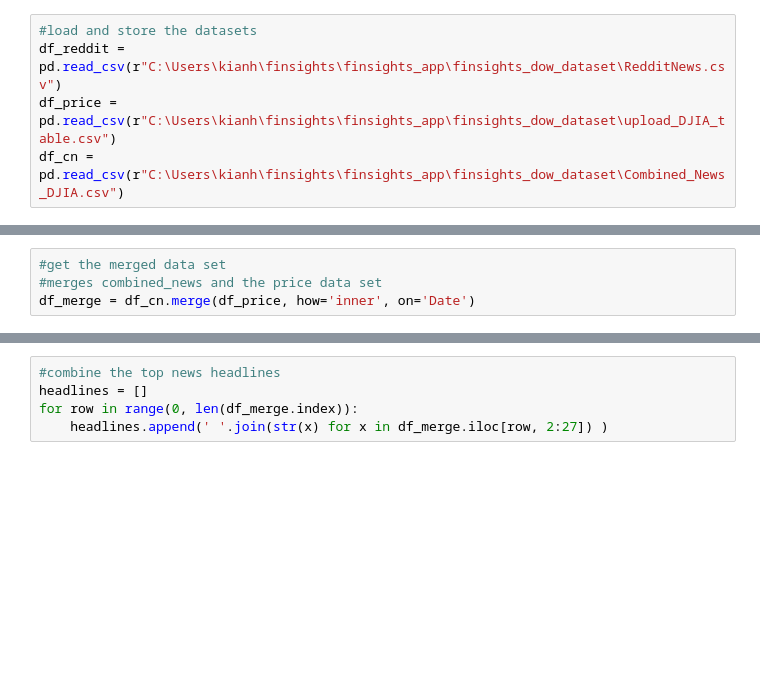
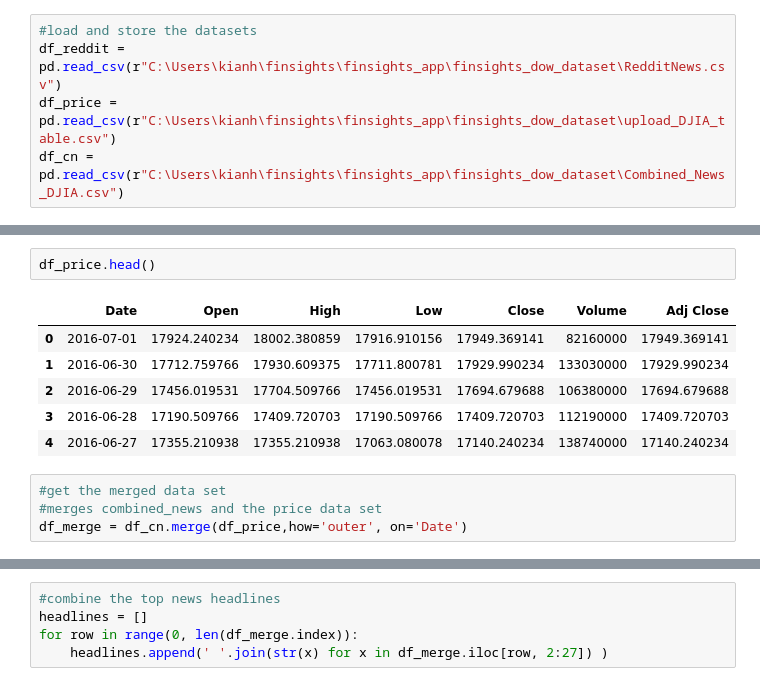
Before and after one commit to KianHaghighi/Finsights, a Jupyter notebook: dow_model.ipynb, the cells around one changed output, grey strips where cells are left out. Saved outputs shown, nothing was run; the diff lists cells and outputs as text; blank space fills up the shorter version.

```diff
--- a/dow_model.ipynb
+++ b/dow_model.ipynb
@@ -19,5 +28,14 @@ df_cn = pd.read_csv(r"C:\Users\kianh\finsights\finsights_app\finsights_dow_datas
+# %%
+df_price.head()
+# %% [output]
+|  | Date | Open | High | Low | Close | Volume | Adj Close |
+| 0 | 2016-07-01 | 17924.240234 | 18002.380859 | 17916.910156 | 17949.369141 | 82160000 | 17949.369141 |
+| 1 | 2016-06-30 | 17712.759766 | 17930.609375 | 17711.800781 | 17929.990234 | 133030000 | 17929.990234 |
+| 2 | 2016-06-29 | 17456.019531 | 17704.509766 | 17456.019531 | 17694.679688 | 106380000 | 17694.679688 |
+| 3 | 2016-06-28 | 17190.509766 | 17409.720703 | 17190.509766 | 17409.720703 | 112190000 | 17409.720703 |
+| 4 | 2016-06-27 | 17355.210938 | 17355.210938 | 17063.080078 | 17140.240234 | 138740000 | 17140.240234 |
 # %%
 #get the merged data set
 #merges combined_news and the price data set
-df_merge = df_cn.merge(df_price, how='inner', on='Date')
+df_merge = df_cn.merge(df_price,how='outer', on='Date')
 # %%
```
Also changed, not shown: parts of 62 cells of this notebook.
